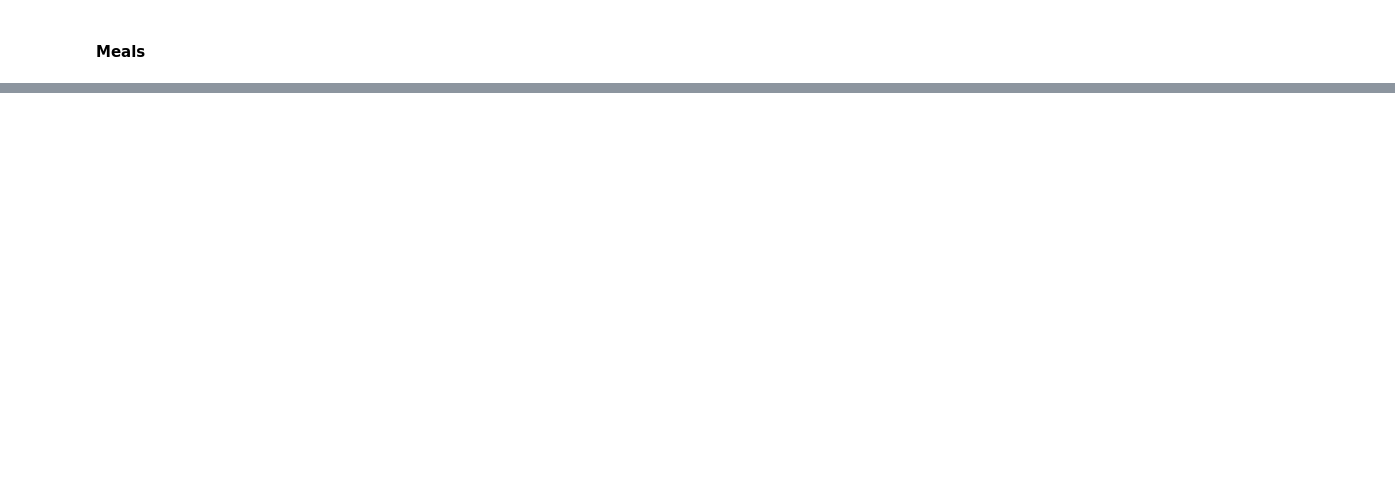
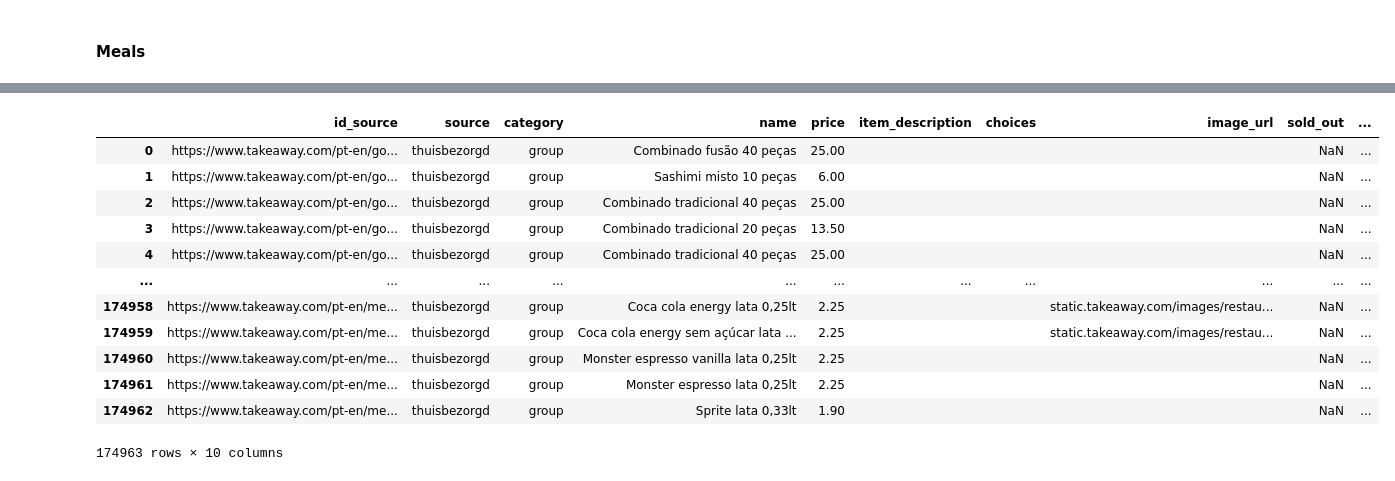
Before and after one commit to kaifan-dash/thuisbezorgd, a Jupyter notebook: Run Steps.ipynb, the cells around one changed output, grey strips where cells are left out. Saved outputs shown, nothing was run; the diff lists cells and outputs as text; code cells hidden in the pictures; blank space fills up the shorter version.

```diff
--- a/Run Steps.ipynb
+++ b/Run Steps.ipynb
@@ -97,0 +155,17 @@ meals.sample(5)
+# %%
+prev_meals = pd.read_parquet('s3://dashmote-product/thuisbezorgd/202012/PT_outlet_meal.parquet.gzip')
+prev_meals
+# %% [output]
+|  | id_source | source | category | name | price | item_description | choices | image_url | sold_out | ... |
+| 0 | https://www.takeaway.com/pt-en/go... | thuisbezorgd | group | Combinado fusão 40 peças | 25.00 |  |  |  | NaN | ... |
+| 1 | https://www.takeaway.com/pt-en/go... | thuisbezorgd | group | Sashimi misto 10 peças | 6.00 |  |  |  | NaN | ... |
+| 2 | https://www.takeaway.com/pt-en/go... | thuisbezorgd | group | Combinado tradicional 40 peças | 25.00 |  |  |  | NaN | ... |
+| 3 | https://www.takeaway.com/pt-en/go... | thuisbezorgd | group | Combinado tradicional 20 peças | 13.50 |  |  |  | NaN | ... |
+| 4 | https://www.takeaway.com/pt-en/go... | thuisbezorgd | group | Combinado tradicional 40 peças | 25.00 |  |  |  | NaN | ... |
+| ... | ... | ... | ... | ... | ... | ... | ... | ... | ... | ... |
+| 174958 | https://www.takeaway.com/pt-en/me... | thuisbezorgd | group | Coca cola energy lata 0,25lt | 2.25 |  |  | static.takeaway.com/images/restau... | NaN | ... |
+| 174959 | https://www.takeaway.com/pt-en/me... | thuisbezorgd | group | Coca cola energy sem açúcar lata ... | 2.25 |  |  | static.takeaway.com/images/restau... | NaN | ... |
+| 174960 | https://www.takeaway.com/pt-en/me... | thuisbezorgd | group | Monster espresso vanilla lata 0,25lt | 2.25 |  |  |  | NaN | ... |
+| 174961 | https://www.takeaway.com/pt-en/me... | thuisbezorgd | group | Monster espresso lata 0,25lt | 2.25 |  |  |  | NaN | ... |
+| 174962 | https://www.takeaway.com/pt-en/me... | thuisbezorgd | group | Sprite lata 0,33lt | 1.90 |  |  |  | NaN | ... |
+174963 rows × 10 columns
```
Also changed, not shown: parts of 13 cells of this notebook, 8 other files.
